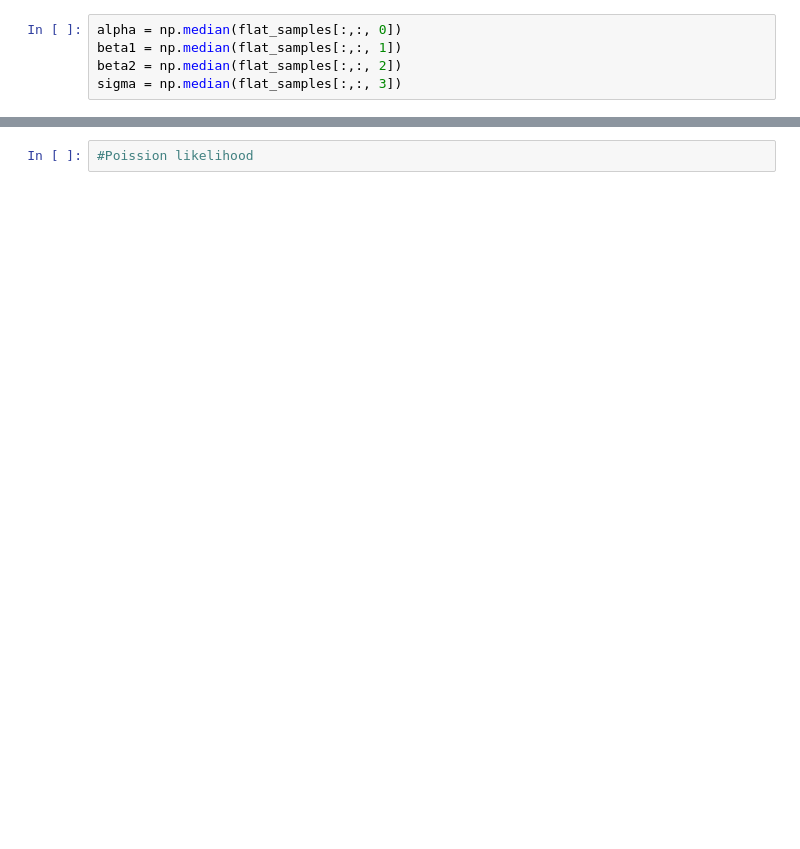
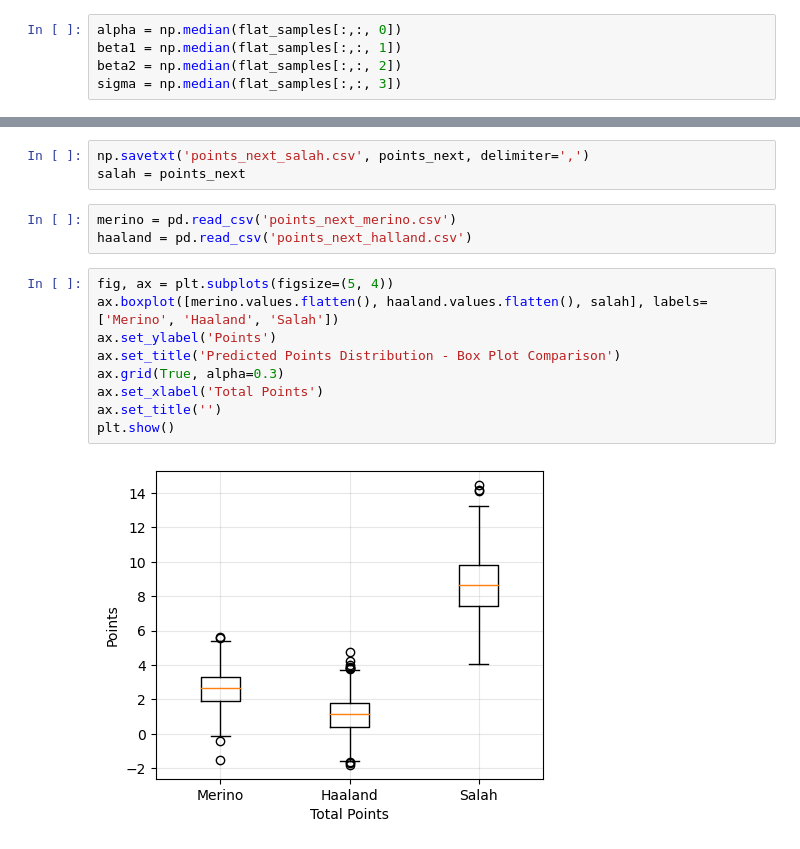
Before and after one commit to ctmurphey/bayesian-fpl, a Jupyter notebook: BayesianFPL.ipynb, the cells around one changed output, grey strips where cells are left out. Drawn from its saved outputs; the diff is of its cells as text; blank space fills up the shorter version.

```diff
--- a/BayesianFPL.ipynb
+++ b/BayesianFPL.ipynb
@@ -210,2 +294,17 @@ TypeError: _parse_args_rvs() got an unexpected keyword argument 'mu'
-# %%
-#Poission likelihood
+# %%
+np.savetxt('points_next_salah.csv', points_next, delimiter=',')
+salah = points_next
+# %%
+merino = pd.read_csv('points_next_merino.csv')
+haaland = pd.read_csv('points_next_halland.csv')
+# %%
+fig, ax = plt.subplots(figsize=(5, 4))
+ax.boxplot([merino.values.flatten(), haaland.values.flatten(), salah], labels=['Merino', 'Haaland', 'Salah'])
+ax.set_ylabel('Points')
+ax.set_title('Predicted Points Distribution - Box Plot Comparison')
+ax.grid(True, alpha=0.3)
+ax.set_xlabel('Total Points')
+ax.set_title('')
+plt.show()
+# %% [output]
+[figure, added]
```
Also changed, not shown: parts of 12 cells of this notebook, 9 other files.
